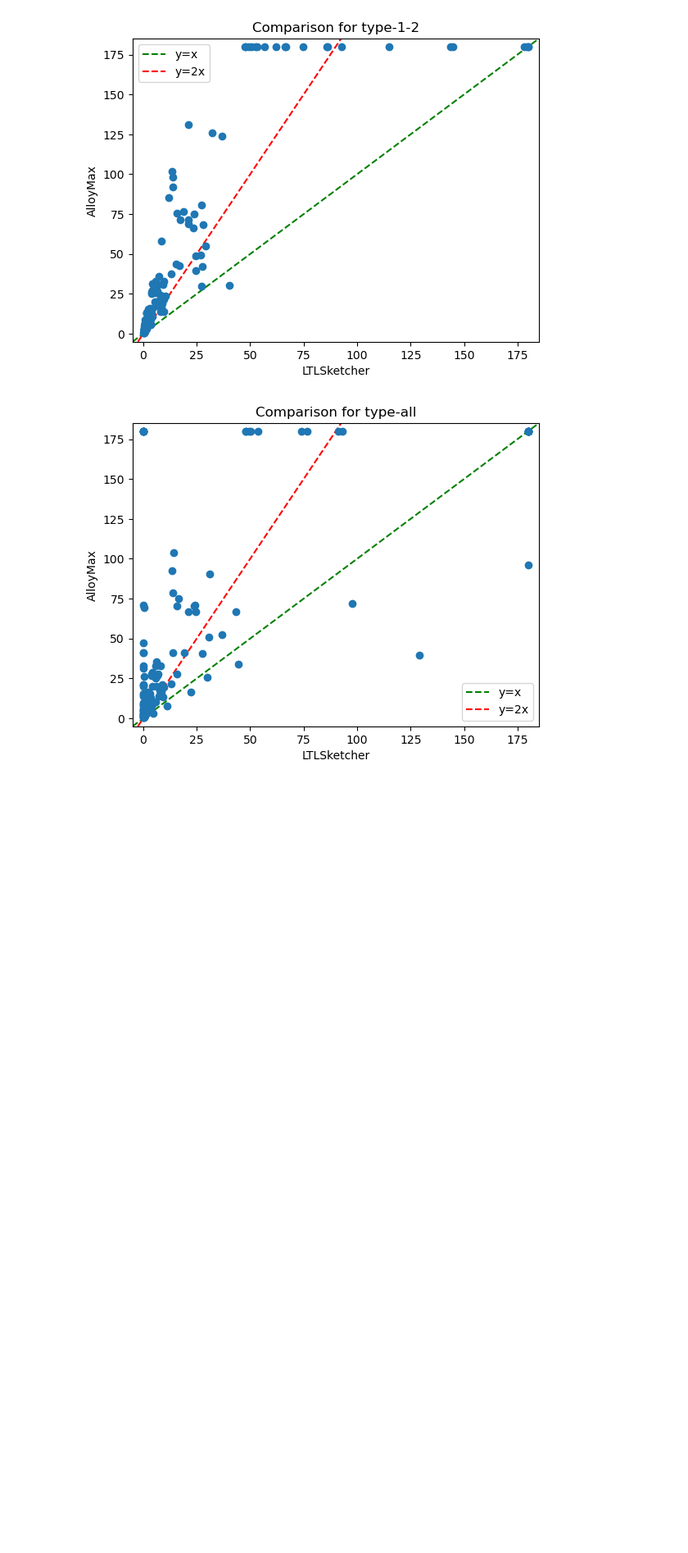
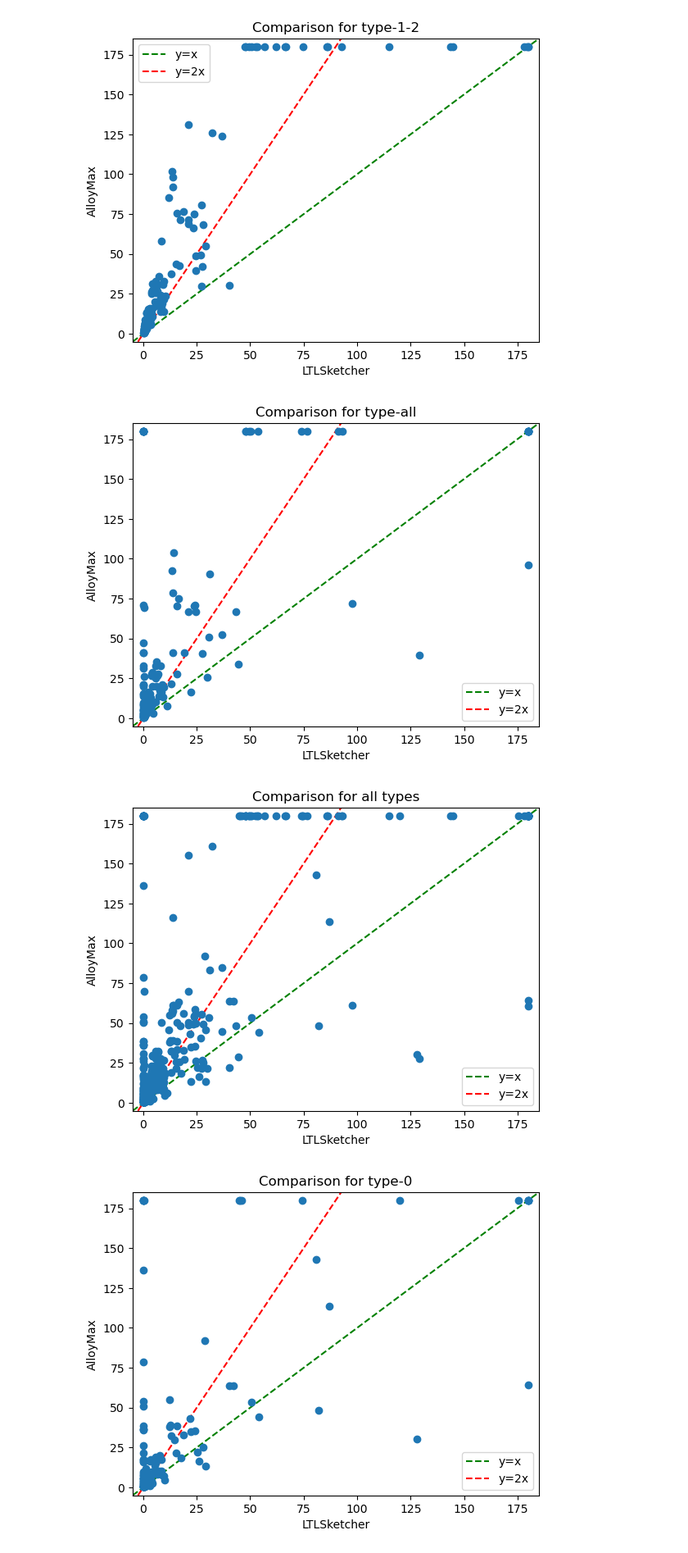
Before and after one commit to meluge/ATLASforFOL, a Jupyter notebook: benchmark_results/data_summary.ipynb, the cells around one changed output. Shown at 82% size. Drawn from its saved outputs; the diff is of its cells as text; code cells hidden in the pictures; blank space fills up the shorter version.

Commit message:
Change Until encoding

```diff
--- a/benchmark_results/data_summary.ipynb
+++ b/benchmark_results/data_summary.ipynb
@@ -118,3 +118,8 @@ plot_ltl_sketch('ltlsketch/ltlsketch_stats.csv', 'ltlsketch/ltlsketch2_alloy.csv
 [figure]
 [figure]
 [figure]
+# %%
+plot_ltl_sketch('ltlsketch/ltlsketch_stats.csv', 'ltlsketch/ltlsketch_until_alloy.csv')
+# %% [output]
+[figure, added]
+[figure, added]
```
Also changed, not shown: parts of 2 cells of this notebook, 9 other files.
